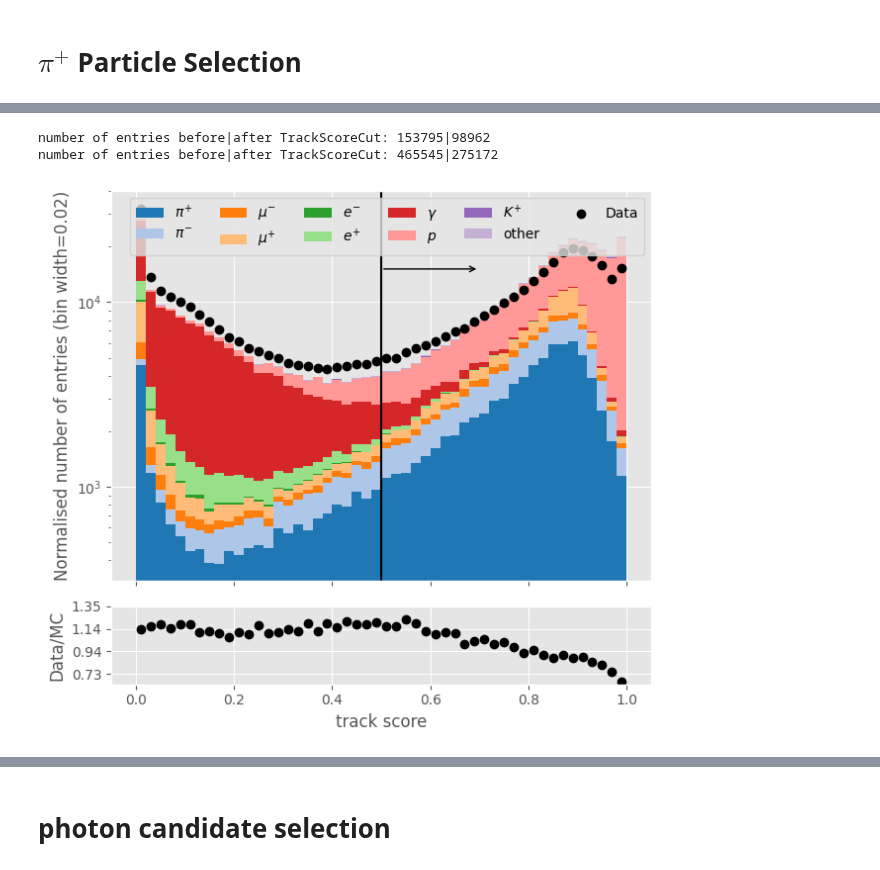
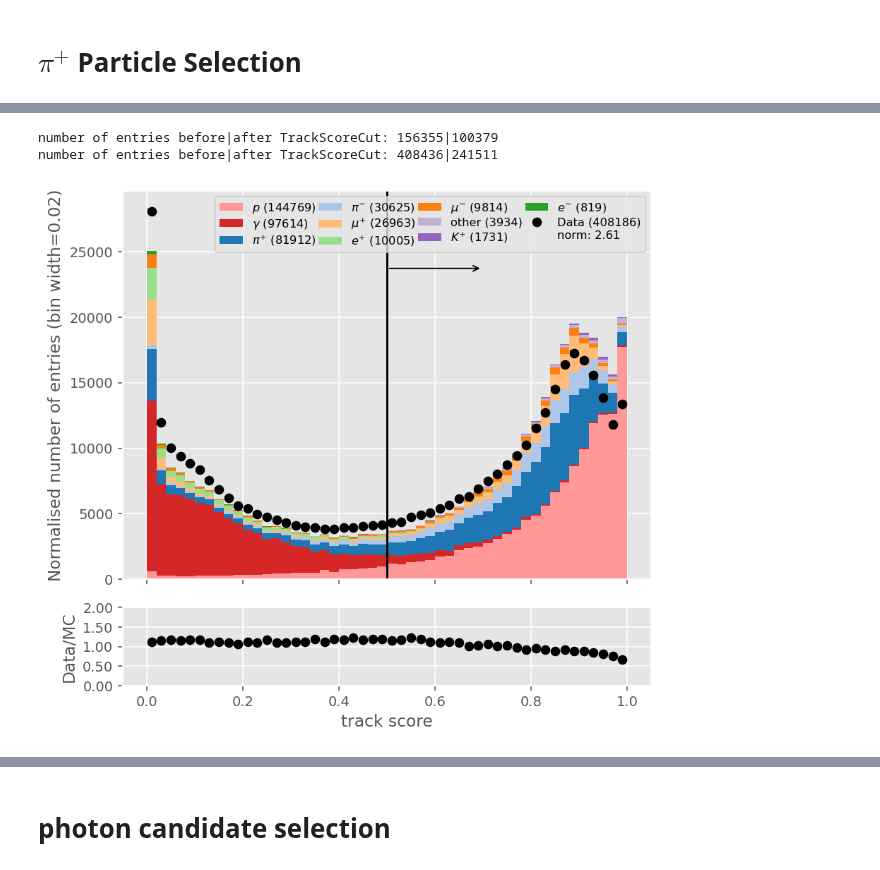
Before and after one commit to dlindebaum/pion-argon-xs-analysis, a Jupyter notebook: analysis/sandbox/selection_plots.ipynb, the cells around one changed output, grey strips where cells are left out. Drawn from its saved outputs; the diff is of its cells as text; code cells hidden in the pictures.

```diff
--- a/analysis/sandbox/selection_plots.ipynb
+++ b/analysis/sandbox/selection_plots.ipynb
@@ -461,13 +458,11 @@ number of entries before|after BeamDaughterCut: 133586|0
 # %%
-Plots.PlotTagged(samples["mc"].recoParticles.trackScore, Tags.GenerateTrueParticleTags(samples["mc"]), data2 = samples["data"].recoParticles.trackScore, y_scale = "log", bins = 50, ncols = 6, x_label = "track score", norm = True)
+Plots.PlotTagged(samples["mc"].recoParticles.trackScore, Tags.GenerateTrueParticleTags(samples["mc"]), data2 = samples["data"].recoParticles.trackScore, y_scale = "linear", bins = 50, ncols = 4, x_label = "track score", norm = True)
 Plots.DrawCutPosition(0.5, face = "right")
 
 masks = {s : PFOSelection.TrackScoreCut(samples[s]) for s in samples}
 FilterSamples(samples, masks, True)
-# mask = PFOSelection.TrackScoreCut(events)
-# events.Filter([mask])
 # %% [output]
-number of entries before|after TrackScoreCut: 153795|98962
-number of entries before|after TrackScoreCut: 465545|275172
+number of entries before|after TrackScoreCut: 156355|100379
+number of entries before|after TrackScoreCut: 408436|241511
-[figure, old version]
+[figure, new version]
 # %%
```
Also changed, not shown: parts of 7 cells of this notebook, 3 other files.
